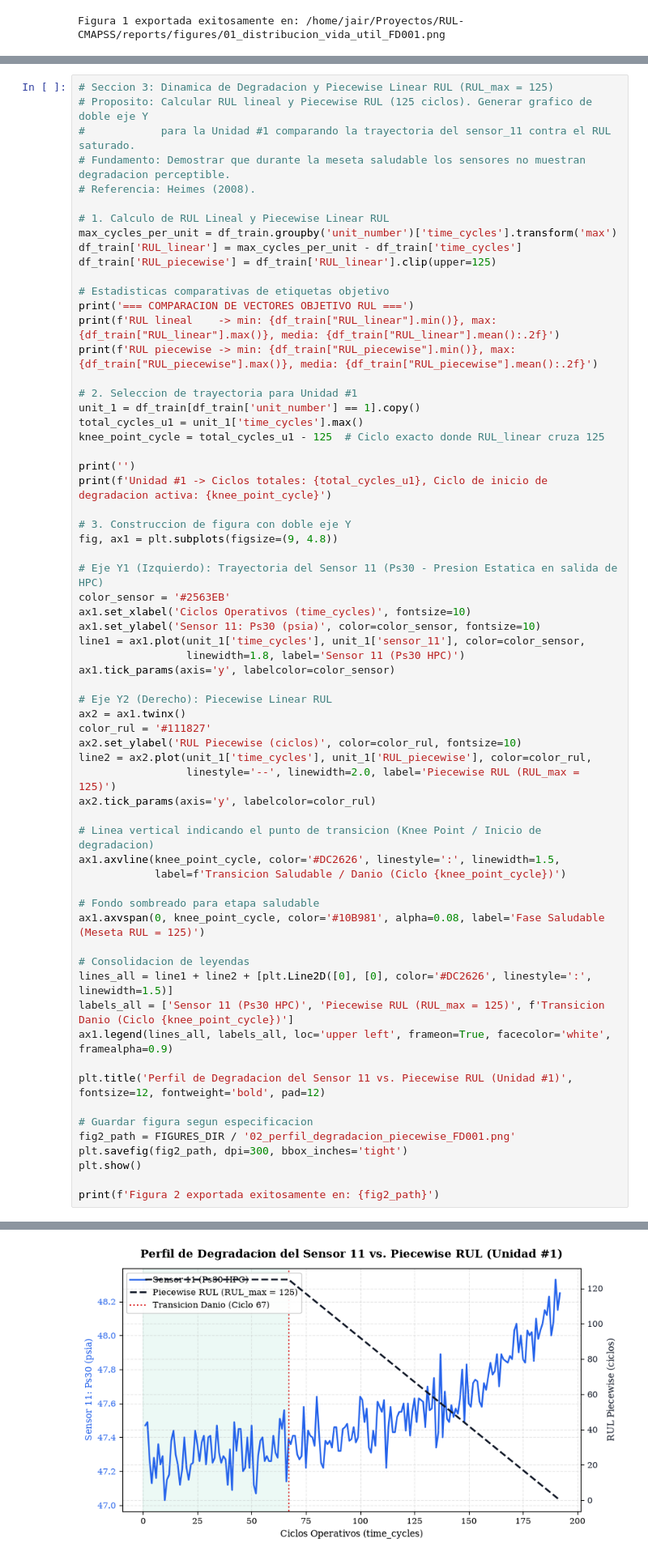
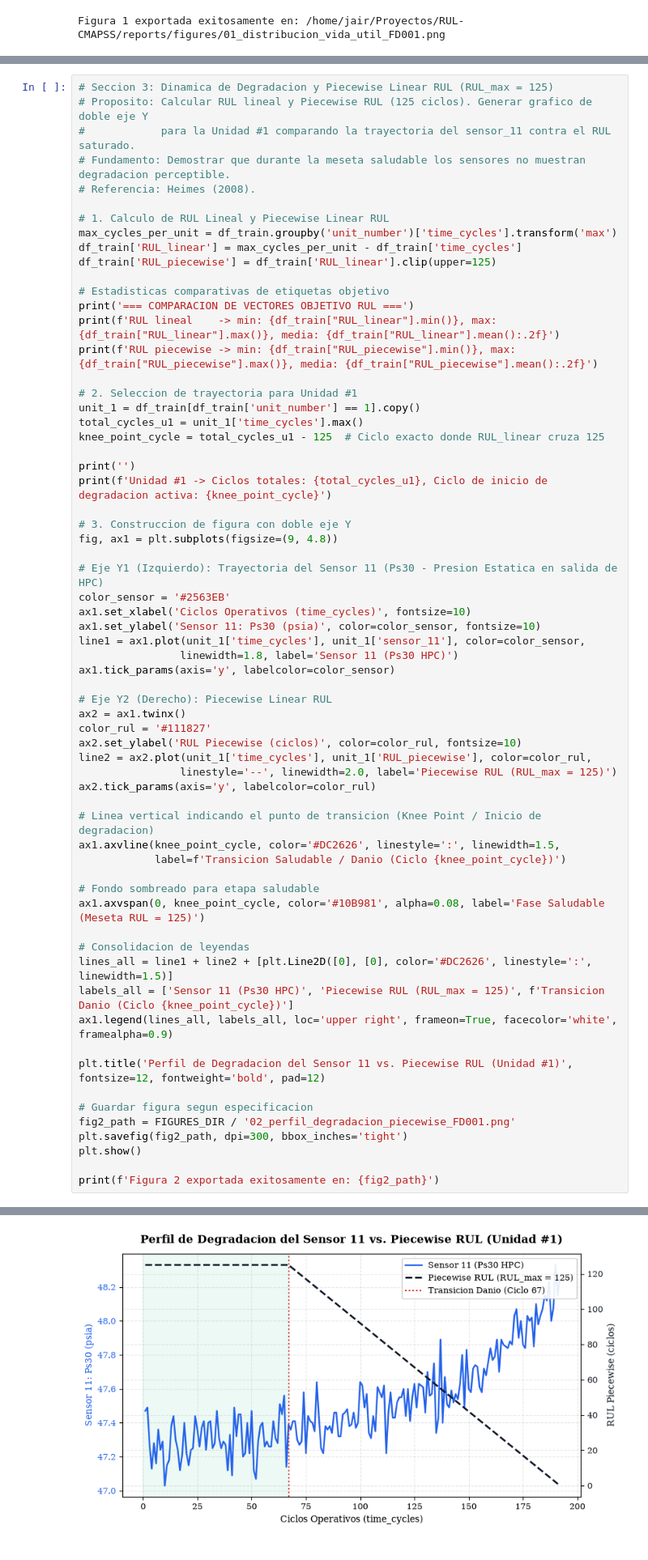
Before and after one commit to JairRamosG/RUL-CMAPSS, a Jupyter notebook: notebooks/01_eda_FD001.ipynb, the cells around one changed output, grey strips where cells are left out. Shown at 81% size. Cells and saved outputs as stored; diff of their text form.

Commit message:
fix(eda): update notebook execution outputs and figure exports
- Refreshed Section 3 and Section 5 outputs
- Updated degradation trajectory and KDE density figures

```diff
--- a/notebooks/01_eda_FD001.ipynb
+++ b/notebooks/01_eda_FD001.ipynb
@@ -314,7 +314,7 @@ color_sensor = '#2563EB'
 ax1.set_xlabel('Ciclos Operativos (time_cycles)', fontsize=10)
 ax1.set_ylabel('Sensor 11: Ps30 (psia)', color=color_sensor, fontsize=10)
 line1 = ax1.plot(unit_1['time_cycles'], unit_1['sensor_11'], color=color_sensor,
-                 linewidth=1.8, label='Sensor 11 (Ps30 HPC)')
+                linewidth=1.8, label='Sensor 11 (Ps30 HPC)')
 ax1.tick_params(axis='y', labelcolor=color_sensor)
 
 # Eje Y2 (Derecho): Piecewise Linear RUL
@@ -322,34 +322,34 @@ ax2 = ax1.twinx()
 color_rul = '#111827'
 ax2.set_ylabel('RUL Piecewise (ciclos)', color=color_rul, fontsize=10)
 line2 = ax2.plot(unit_1['time_cycles'], unit_1['RUL_piecewise'], color=color_rul,
-                 linestyle='--', linewidth=2.0, label='Piecewise RUL (RUL_max = 125)')
+                linestyle='--', linewidth=2.0, label='Piecewise RUL (RUL_max = 125)')
 ax2.tick_params(axis='y', labelcolor=color_rul)
 
 # Linea vertical indicando el punto de transicion (Knee Point / Inicio de degradacion)
 ax1.axvline(knee_point_cycle, color='#DC2626', linestyle=':', linewidth=1.5,
             label=f'Transicion Saludable / Danio (Ciclo {knee_point_cycle})')
 
 # Fondo sombreado para etapa saludable
 ax1.axvspan(0, knee_point_cycle, color='#10B981', alpha=0.08, label='Fase Saludable (Meseta RUL = 125)')
 
 # Consolidacion de leyendas
 lines_all = line1 + line2 + [plt.Line2D([0], [0], color='#DC2626', linestyle=':', linewidth=1.5)]
 labels_all = ['Sensor 11 (Ps30 HPC)', 'Piecewise RUL (RUL_max = 125)', f'Transicion Danio (Ciclo {knee_point_cycle})']
-ax1.legend(lines_all, labels_all, loc='upper left', frameon=True, facecolor='white', framealpha=0.9)
+ax1.legend(lines_all, labels_all, loc='upper right', frameon=True, facecolor='white', framealpha=0.9)
 
 plt.title('Perfil de Degradacion del Sensor 11 vs. Piecewise RUL (Unidad #1)', fontsize=12, fontweight='bold', pad=12)
 
 # Guardar figura segun especificacion
 fig2_path = FIGURES_DIR / '02_perfil_degradacion_piecewise_FD001.png'
 plt.savefig(fig2_path, dpi=300, bbox_inches='tight')
 plt.show()
 
 print(f'Figura 2 exportada exitosamente en: {fig2_path}')
 # %% [output]
 === COMPARACION DE VECTORES OBJETIVO RUL ===
 RUL lineal    -> min: 0, max: 361, media: 107.81
 RUL piecewise -> min: 0, max: 125, media: 86.83
 
 Unidad #1 -> Ciclos totales: 192, Ciclo de inicio de degradacion activa: 67
-[figure, old version]
+[figure, new version]
 Figura 2 exportada exitosamente en: /home/jair/Proyectos/RUL-CMAPSS/reports/figures/02_perfil_degradacion_piecewise_FD001.png
```
Also changed, not shown: parts of 10 cells of this notebook, 2 other files.
